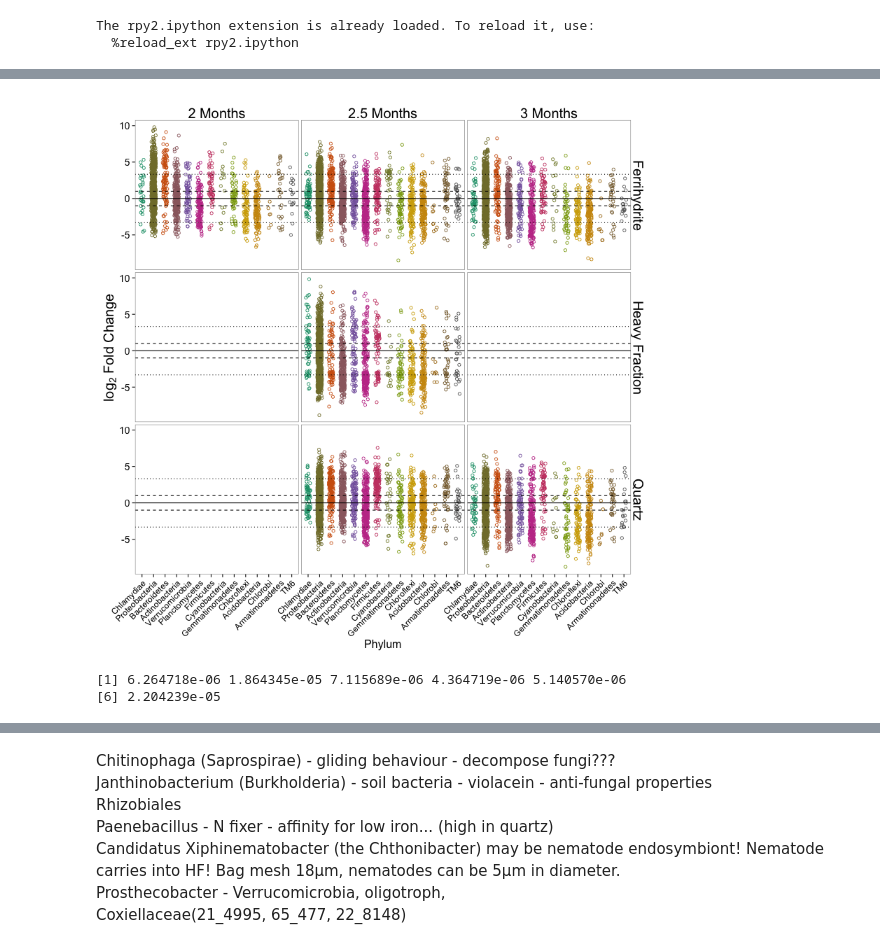
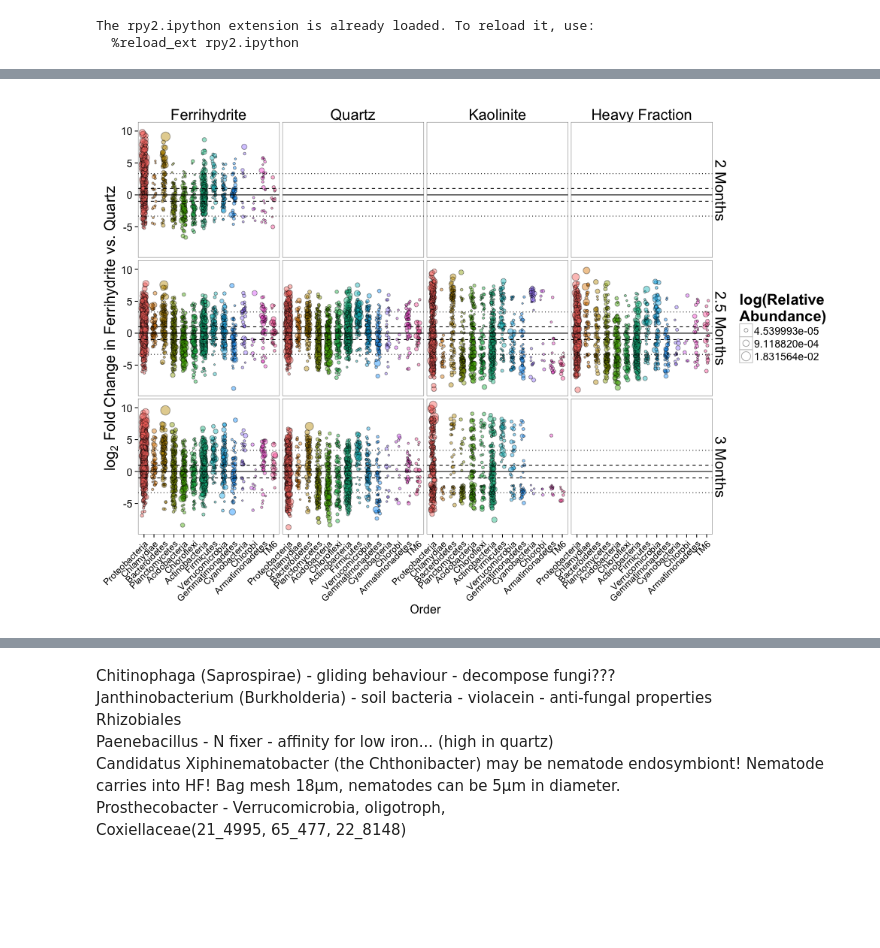
Before and after one commit to TheaWhitman/Mineral16S, a Jupyter notebook: manuscript_figures/Differential_abundance.ipynb, the cells around one changed output, grey strips where cells are left out. Drawn from its saved outputs; the diff is of its cells as text; code cells hidden in the pictures; blank space fills up the shorter version.

```diff
--- a/manuscript_figures/Differential_abundance.ipynb
+++ b/manuscript_figures/Differential_abundance.ipynb
@@ -196,24 +174,14 @@ head(l2fc)
 # %%
-%%R -w 800 -h 800
+%%R -w 1000 -h 700
 # setting the image sizes, then making the figure...
 
 d = l2fc
 
-#d$Phylum = substr(as.character(d$Phylum),0,nchar(as.character(d$Phylum)))
-# makes the Rank2 column of our d table a character. Rank 2 was the phyla of our communities
-
-#d$Phylum[is.na(d$Phylum)] <- "Unclassified"
-# if there is an NA in the Rank2 column, then it gets called "unclassified"
-
-#d$Phylum = factor(d$Phylum)
-# Establishes that Rank2 is a factor.
-
-#levels(d$Phylum)[levels(d$Phylum) == "[Thermi]"] <- "Thermi"
-#levels(d$Phylum)[levels(d$Phylum) == ""] <- "Unclassified"
-#levels(d$Phylum)[levels(d$Phylum) == "NA"] <- "Unclassified"
-# Fixes two phylum labelling issues
+d = group_by(d, Trtmt, Month) %>%
+                mutate(relabund=baseMean/sum(baseMean))
 
 N=50
+
 Phyla = levels(d$Phylum)
 
 NPhylum <- function (x){
@@ -229,36 +197,28 @@ Include<-as.factor(NPhylum(Phyla))
 d<-d[d$Phylum %in% Include,]
 d$Phylum<-factor(d$Phylum)
 
-
 d$MonthName = ifelse(d$Month==2,"2 Months",(ifelse(d$Month==2.5, "2.5 Months","3 Months")))
-d$strip1 = paste(d$MonthName)
-d$TrtmtName = ifelse(d$Trtmt=="H","Heavy Fraction",ifelse(d$Trtmt=="Q","Quartz",ifelse(d$Trtmt=="F","Ferrihydrite",ifelse(d$Trtmt=="K","Kaolinite",""))))
-#d$TrtmtName <- factor(d$TrtmtName, levels = c("Stover","PyOM"))
-d$strip2 = paste(d$TrtmtName)
-# Creates a "strip" column of d with either Day or Amendment
+d$MonthName = paste(d$MonthName)
+# Creates a "strip" column of d with Months
 
 max.l2FC = ddply(d, .(Phylum), summarize, M = max(l2FC))
 # makes a dataframe with the maximum value of log2Fold change for each phylum
 d$Phylum = factor(d$Phylum, max.l2FC[order(-max.l2FC$M),]$Phylum)
 # takes our phylum column, and arranges it in order of our log2FoldChange values
-#d$color = ifelse(d$p.adj <= 0.05, "yes", "no")
-# looks at the p.adj value, to see if it's less than or equal to what we set it to here.
-# If it is less ("significant") then we label it yes. Otherwise, no.
 
-M = max(as.numeric(d$Phylum), na.rm = TRUE) + 1
-d$x = as.numeric(d$Phylum)
-d$x[is.na(d$x)] = M
-d$x.jitter = d$x + runif(length(d$x), -1, 1) * 0.25
+d$Trtmt = ordered(d$Trtmt, levels = c("Ferrihydrite", "Quartz", "Kaolinite", "Heavy Fraction"))
 
-p = ggplot(d, aes(x = Phylum, y = l2FC, color = Phylum))
+p = ggplot(d, aes(x = Phylum, y = l2FC, fill = Phylum, size = relabund))
 # establishing our plot is based on the data table d, with our x being the phylum, and the y being log2fold change,
 # and the colour being based on our "yes" or "no" column in the d data table.
 
-p = p + facet_grid(~strip2~strip1)
+p = p + facet_grid(~MonthName~Trtmt, scales="free_x")
 # saying we want it to present the data separately for our two variables (trtmt and month), in 2 columns
 
-p = p + geom_point(shape = 21, size = 2, position = position_jitter(w = 0.20))
+p = p + geom_point(shape = 21, alpha=0.45, position = position_jitter(w = 0.20), aes(size = relabund))
 # sets the points size and shape, and offsets them slightly (jitter) so they're not right on top of each other
+
+p = p + scale_size_continuous("log(Relative\nAbundance)", trans="log")
 
 p = p + geom_hline(y = 1, linetype=2)
 p = p + geom_hline(y = -1, linetype=2)
@@ -266,51 +226,42 @@ p = p + geom_hline(y = 3.3219, linetype=3)
 p = p + geom_hline(y = -3.3219, linetype=3)
 p = p + geom_hline(y = 0.0, linetype=1)
 # puts in horizontal lines at reference values
 
 p = p + theme_bw()
 # sets a theme
 
 p = p + theme(strip.text.x = element_text(size = 20),
               strip.text.y = element_text(size = 20),
               axis.text.x = element_text(size = 12, angle = 45, hjust = 1, vjust = 1),
               axis.title.x = element_text(size = 16),
               axis.text.y = element_text(size=14),
               axis.title.y = element_text(size = 20),
-              legend.title = element_blank(),
+              legend.title = element_text(size=20),
               legend.text = element_text(size = 14),
-              legend.position = "none",
+              #legend.position = "none",
               strip.background = element_blank())
 # sets a bunch of visual paramters for the legend (none) and other text
 
-p = p + labs(x = "Phylum", color = "Phylum")
+p = p + labs(x = "Order")
 # sets the label for the x axis. I think they didn't get the different colours.
 
-p = p + labs(y = expression(paste("", log[2]," Fold Change",sep="")))
+p = p + labs(y = expression(paste("", log[2]," Fold Change in Ferrihydrite vs. Quartz",sep="")))
 # sets the label for the y axes.
 
-colourCount = length(unique(d$Phylum))
-getPalette = colorRampPalette(brewer.pal(8, "Dark2"))
-p = p + scale_colour_manual(values=getPalette(colourCount))
+
+#p = p + scale_color_continuous(trans="log")
+p = p + scale_fill_discrete(guide="none")
+
+#colourCount = length(unique(d$Order))
+#getPalette = colorRampPalette(brewer.pal(8, "Dark2"))
+#p = p + scale_colour_manual(values=getPalette(colourCount))
 
 p = p + theme(panel.grid.major = element_blank(), panel.grid.minor = element_blank())
 # Gets rid of the default gridlines
 
 
 # Would be cool to colour this by relative abundance in soil to begin with.. what drives patterns more?
 
 p
 # %% [output]
-[figure, old version]
+[figure, new version]
-# %%
-%%R
-d = l2fc
-#d$relAbund = d$baseMean / sum(d$baseMean)
-
-d.relabund = group_by(d, Trtmt, Month) %>%
-                mutate(relabund=baseMean/sum(baseMean))
-head(d.relabund$relabund)
-#relabund <- summarise(counts, relabund = baseMean/sum(baseMean))
-#head(arrange(games, desc(total)), 5)
-# %% [output]
-[1] 6.264718e-06 1.864345e-05 7.115689e-06 4.364719e-06 5.140570e-06
-[6] 2.204239e-05
```
Also changed, not shown: parts of 27 cells of this notebook.
